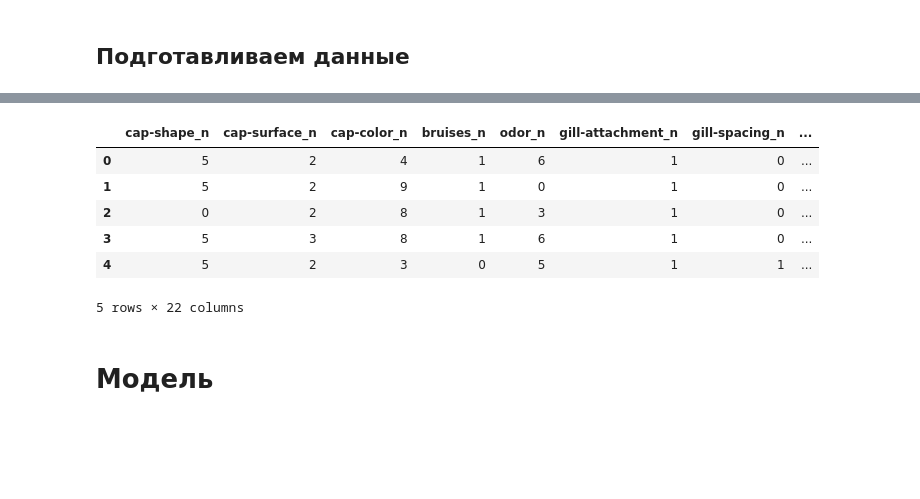
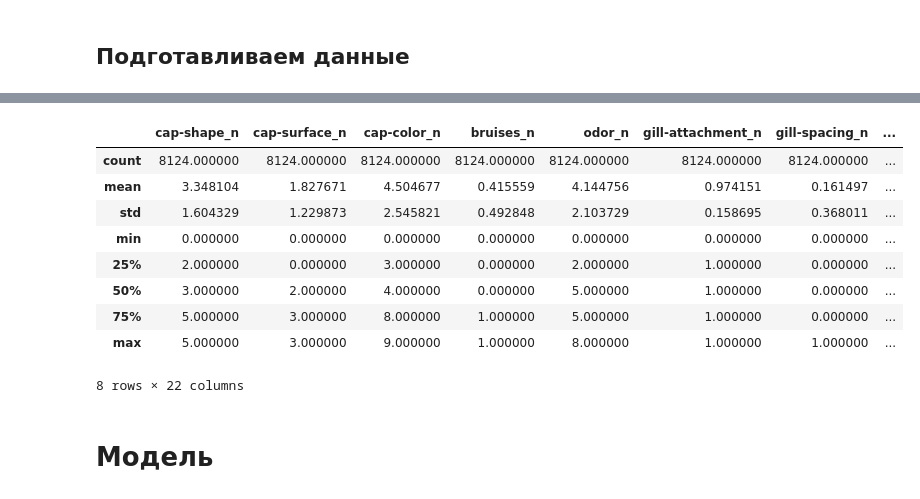
Before and after one commit to EgorChernov5/FFAIO, a Jupyter notebook: notebooks/lab1.ipynb, the cells around one changed output, grey strips where cells are left out. Drawn from its saved outputs; the diff is of its cells as text; code cells hidden in the pictures; blank space fills up the shorter version.

```diff
--- a/notebooks/lab1.ipynb
+++ b/notebooks/lab1.ipynb
@@ -222,26 +231,31 @@ X_prep
 # %%
+# Инструменты для предобработки
+label_encoder = LabelEncoder()
+
 # Кодируем метки
 y_prep = (y == 'p').astype(int)
+# Кодируем все признаки
+X_prep = X.copy()
+cols = X_prep.keys()
+for col in cols:
+    new_col = str(col) + "_n"
+    X_prep[new_col] = label_encoder.fit_transform(X_prep[col])
 
-X_prep = X.copy()
-k = X_prep.keys()
-for i in k:
-    le = LabelEncoder()
-    n = str(i) + "_n"
-    X_prep[n] = le.fit_transform(X_prep[i])
+for col in cols:
+    del X_prep[col]
 
-for i in k:
-    del X_prep[i]
-
-X_prep.head()
+X_prep.describe()
 # %% [output]
 |  | cap-shape_n | cap-surface_n | cap-color_n | bruises_n | odor_n | gill-attachment_n | gill-spacing_n | ... |
-| 0 | 5 | 2 | 4 | 1 | 6 | 1 | 0 | ... |
-| 1 | 5 | 2 | 9 | 1 | 0 | 1 | 0 | ... |
-| 2 | 0 | 2 | 8 | 1 | 3 | 1 | 0 | ... |
-| 3 | 5 | 3 | 8 | 1 | 6 | 1 | 0 | ... |
-| 4 | 5 | 2 | 3 | 0 | 5 | 1 | 1 | ... |
+| count | 8124.000000 | 8124.000000 | 8124.000000 | 8124.000000 | 8124.000000 | 8124.000000 | 8124.000000 | ... |
+| mean | 3.348104 | 1.827671 | 4.504677 | 0.415559 | 4.144756 | 0.974151 | 0.161497 | ... |
+| std | 1.604329 | 1.229873 | 2.545821 | 0.492848 | 2.103729 | 0.158695 | 0.368011 | ... |
+| min | 0.000000 | 0.000000 | 0.000000 | 0.000000 | 0.000000 | 0.000000 | 0.000000 | ... |
+| 25% | 2.000000 | 0.000000 | 3.000000 | 0.000000 | 2.000000 | 1.000000 | 0.000000 | ... |
+| 50% | 3.000000 | 2.000000 | 4.000000 | 0.000000 | 5.000000 | 1.000000 | 0.000000 | ... |
+| 75% | 5.000000 | 3.000000 | 8.000000 | 1.000000 | 5.000000 | 1.000000 | 0.000000 | ... |
+| max | 5.000000 | 3.000000 | 9.000000 | 1.000000 | 8.000000 | 1.000000 | 1.000000 | ... |
-5 rows × 22 columns
+8 rows × 22 columns
 # %%
 # Разделяем на выборки
 X_train, X_test, y_train, y_test = map(np.array, train_test_split(X_prep, y_prep, test_size=0.2, random_state=42, shuffle=True, stratify=y_prep))
```
Also changed, not shown: parts of 23 cells of this notebook, 2 other files.
